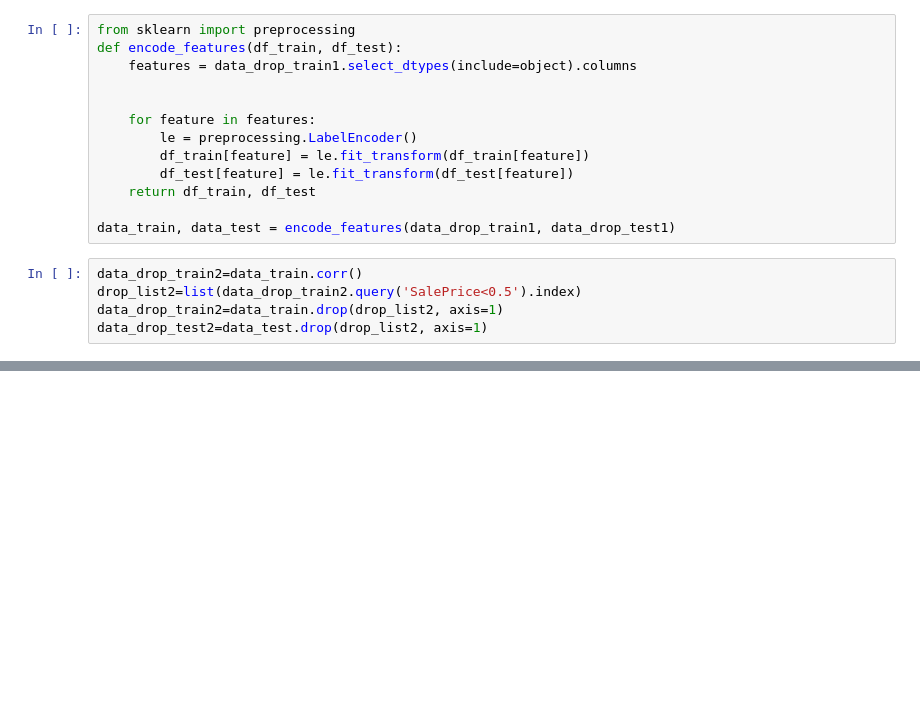
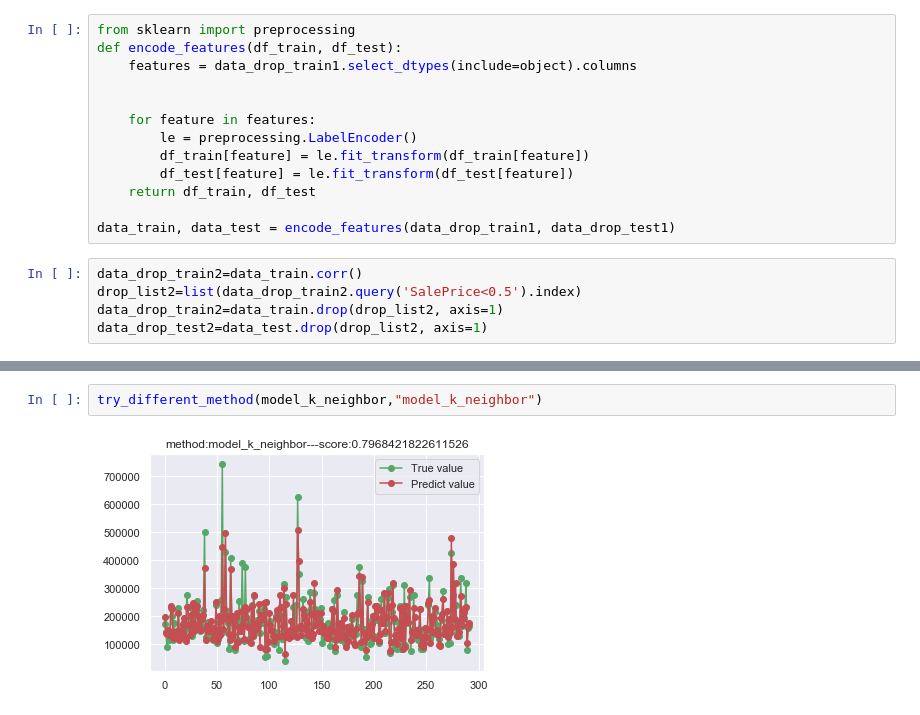
Before and after one commit to kfvris/house_price, a Jupyter notebook: housePrices.ipynb, the cells around one changed output, grey strips where cells are left out. Cells and saved outputs as stored; diff of their text form; blank space fills up the shorter version.

```diff
--- a/housePrices.ipynb
+++ b/housePrices.ipynb
@@ -147,0 +156,4 @@ data_test1
+# %%
+try_different_method(model_k_neighbor,"model_k_neighbor")
+# %% [output]
+[figure, added]
```
Also changed, not shown: parts of 24 cells of this notebook, 1 other file.
